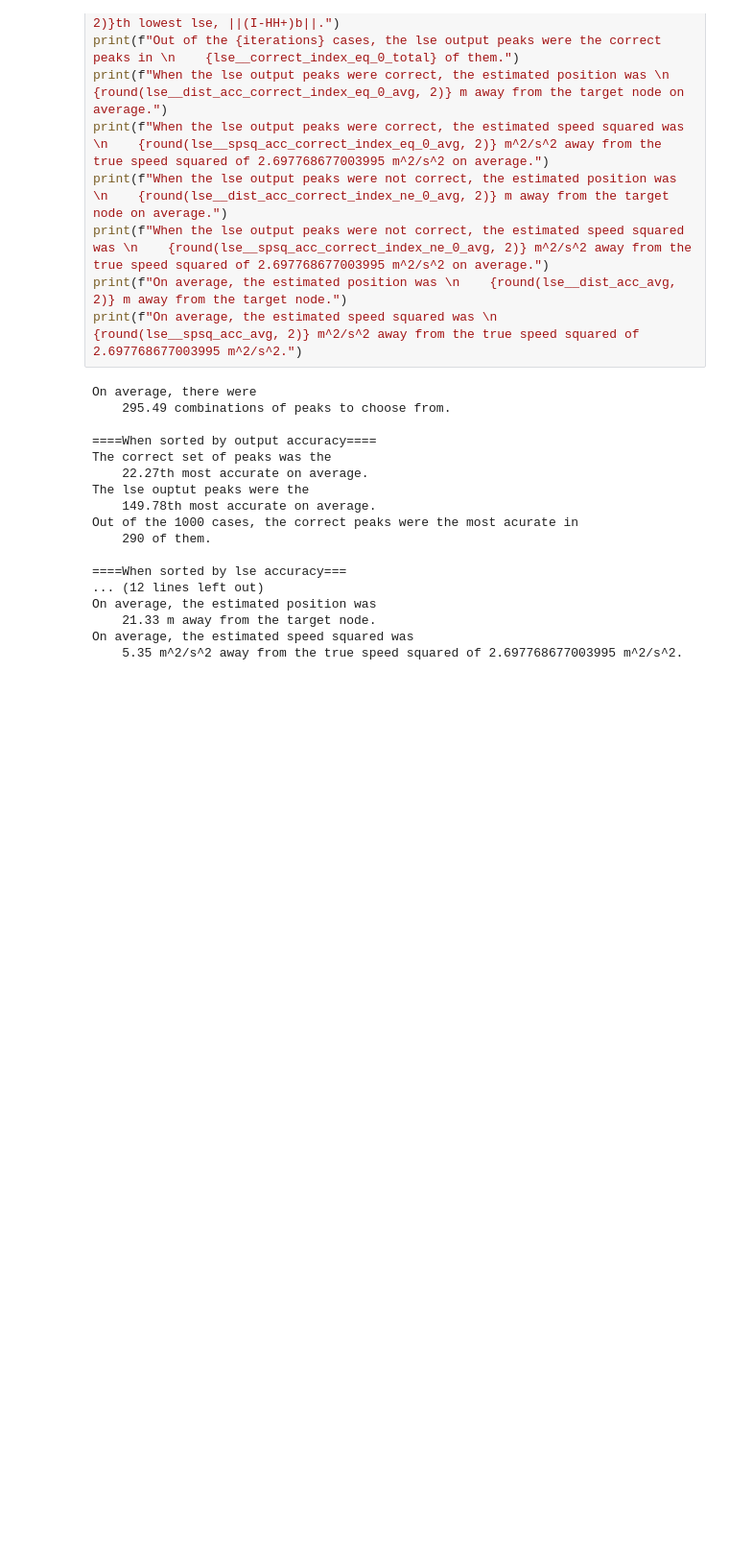
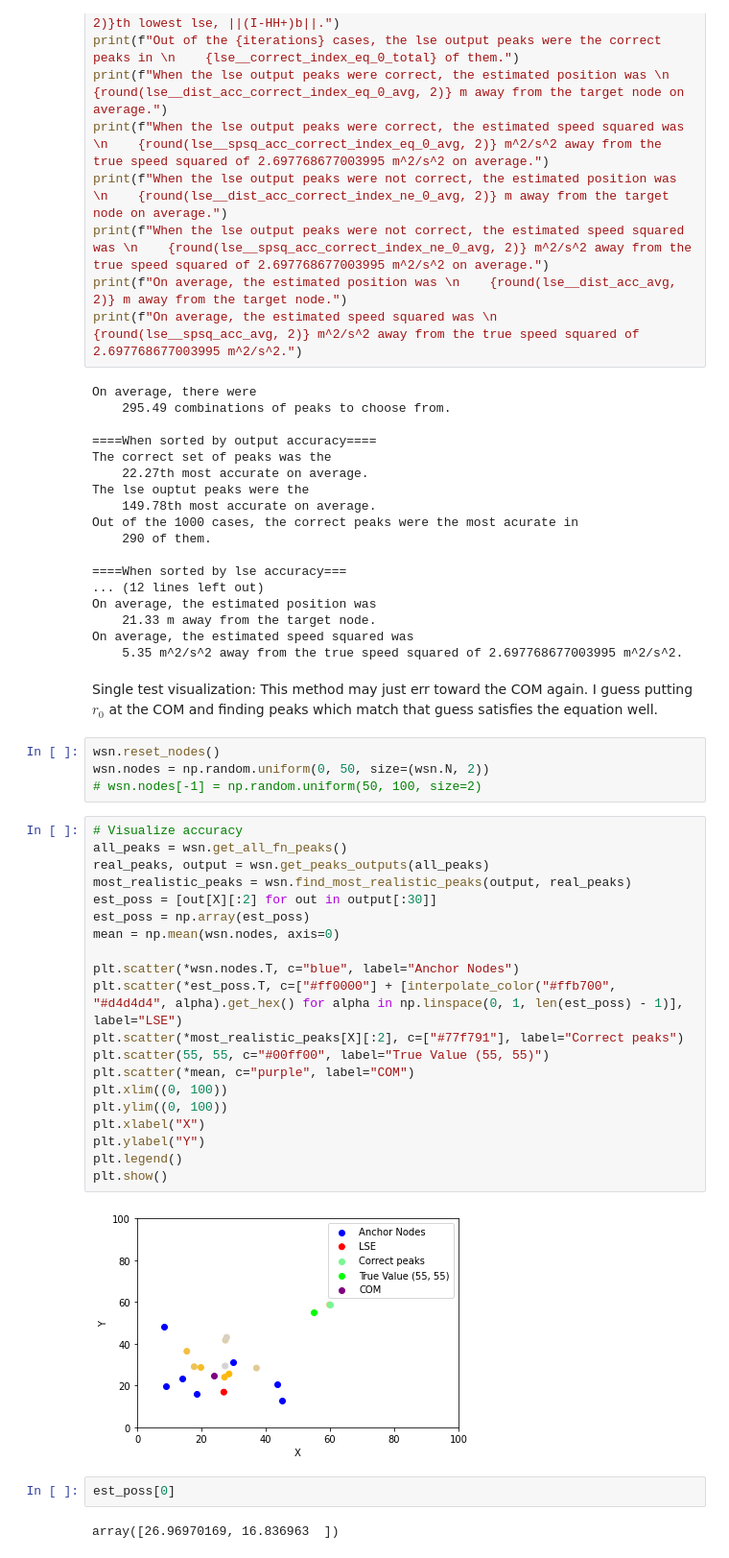
Before and after one commit to Budmeister/WSN-Localization, a Jupyter notebook: peak_minimization.ipynb, the cells around one changed output. Shown at 96% size. Cells and saved outputs as stored; diff of their text form; blank space fills up the shorter version.

Commit message:
Ran more tests on peak_minimization and anchor_transmitting

```diff
--- a/peak_minimization.ipynb
+++ b/peak_minimization.ipynb
@@ -294,3 +295,35 @@ On average, the estimated position was
     21.33 m away from the target node.
 On average, the estimated speed squared was
     5.35 m^2/s^2 away from the true speed squared of 2.697768677003995 m^2/s^2.
+# %% [markdown]
+Single test visualization: This method may just err toward the COM again. I guess putting $r_0$ at the COM and finding peaks which match that guess satisfies the equation well.
+# %%
+wsn.reset_nodes()
+wsn.nodes = np.random.uniform(0, 50, size=(wsn.N, 2))
+# wsn.nodes[-1] = np.random.uniform(50, 100, size=2)
+# %%
+# Visualize accuracy
+all_peaks = wsn.get_all_fn_peaks()
+real_peaks, output = wsn.get_peaks_outputs(all_peaks)
+most_realistic_peaks = wsn.find_most_realistic_peaks(output, real_peaks)
+est_poss = [out[X][:2] for out in output[:30]]
+est_poss = np.array(est_poss)
+mean = np.mean(wsn.nodes, axis=0)
+
+plt.scatter(*wsn.nodes.T, c="blue", label="Anchor Nodes")
+plt.scatter(*est_poss.T, c=["#ff0000"] + [interpolate_color("#ffb700", "#d4d4d4", alpha).get_hex() for alpha in np.linspace(0, 1, len(est_poss) - 1)], label="LSE")
+plt.scatter(*most_realistic_peaks[X][:2], c=["#77f791"], label="Correct peaks")
+plt.scatter(55, 55, c="#00ff00", label="True Value (55, 55)")
+plt.scatter(*mean, c="purple", label="COM")
+plt.xlim((0, 100))
+plt.ylim((0, 100))
+plt.xlabel("X")
+plt.ylabel("Y")
+plt.legend()
+plt.show()
+# %% [output]
+[figure, added]
+# %%
+est_poss[0]
+# %% [output]
+array([26.96970169, 16.836963  ])
```
Also changed, not shown: parts of 1 cell of this notebook, 5 other files.
